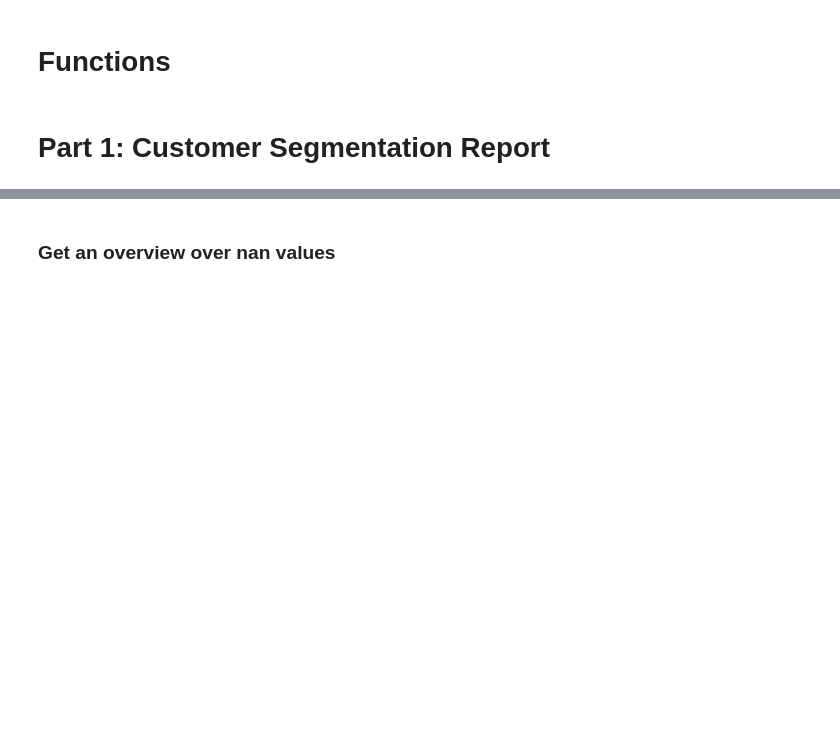
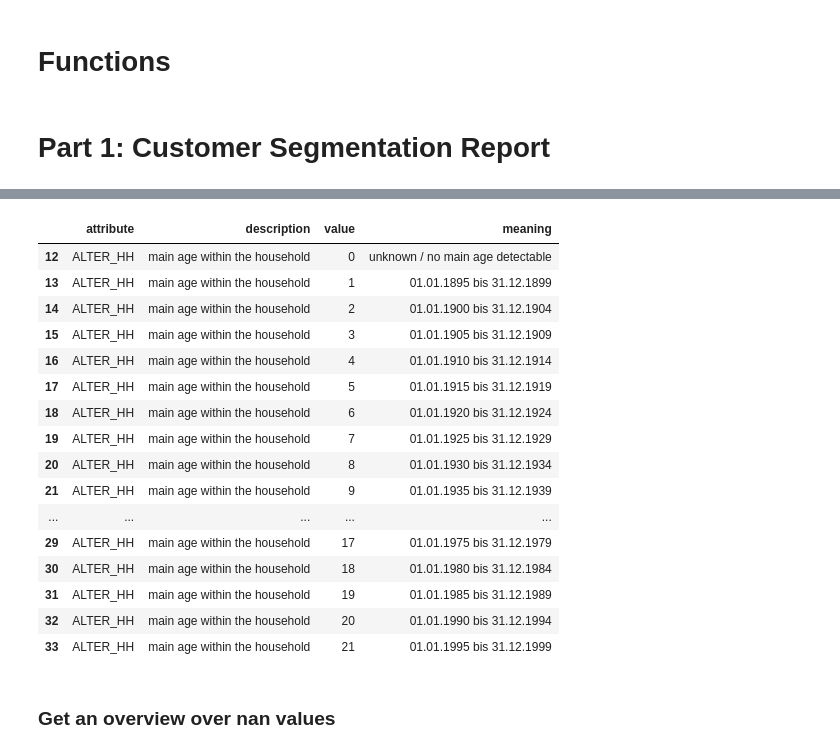
Before and after one commit to TobiPrae/customer_segmentation, a Jupyter notebook: CustomerSegmentation.ipynb, the cells around one changed output, grey strips where cells are left out. Saved outputs shown, nothing was run; the diff lists cells and outputs as text; code cells hidden in the pictures; blank space fills up the shorter version.

```diff
--- a/CustomerSegmentation.ipynb
+++ b/CustomerSegmentation.ipynb
@@ -97,3 +254,23 @@ def get_column_nans(df, sorting_order_ascending=False):
+# %%
+df_attributes_values.loc[df_attributes_values["attribute"] == "ALTER_HH"]
+# %% [output]
+|  | attribute | description | value | meaning |
+| 12 | ALTER_HH | main age within the household | 0 | unknown / no main age detectable |
+| 13 | ALTER_HH | main age within the household | 1 | 01.01.1895 bis 31.12.1899 |
+| 14 | ALTER_HH | main age within the household | 2 | 01.01.1900 bis 31.12.1904 |
+| 15 | ALTER_HH | main age within the household | 3 | 01.01.1905 bis 31.12.1909 |
+| 16 | ALTER_HH | main age within the household | 4 | 01.01.1910 bis 31.12.1914 |
+| 17 | ALTER_HH | main age within the household | 5 | 01.01.1915 bis 31.12.1919 |
+| 18 | ALTER_HH | main age within the household | 6 | 01.01.1920 bis 31.12.1924 |
+| 19 | ALTER_HH | main age within the household | 7 | 01.01.1925 bis 31.12.1929 |
+| 20 | ALTER_HH | main age within the household | 8 | 01.01.1930 bis 31.12.1934 |
+| 21 | ALTER_HH | main age within the household | 9 | 01.01.1935 bis 31.12.1939 |
+| ... | ... | ... | ... | ... |
+| 29 | ALTER_HH | main age within the household | 17 | 01.01.1975 bis 31.12.1979 |
+| 30 | ALTER_HH | main age within the household | 18 | 01.01.1980 bis 31.12.1984 |
+| 31 | ALTER_HH | main age within the household | 19 | 01.01.1985 bis 31.12.1989 |
+| 32 | ALTER_HH | main age within the household | 20 | 01.01.1990 bis 31.12.1994 |
+| 33 | ALTER_HH | main age within the household | 21 | 01.01.1995 bis 31.12.1999 |
 # %% [markdown]
 ### Get an overview over nan values
 # %%
```
Also changed, not shown: parts of 17 cells of this notebook.
